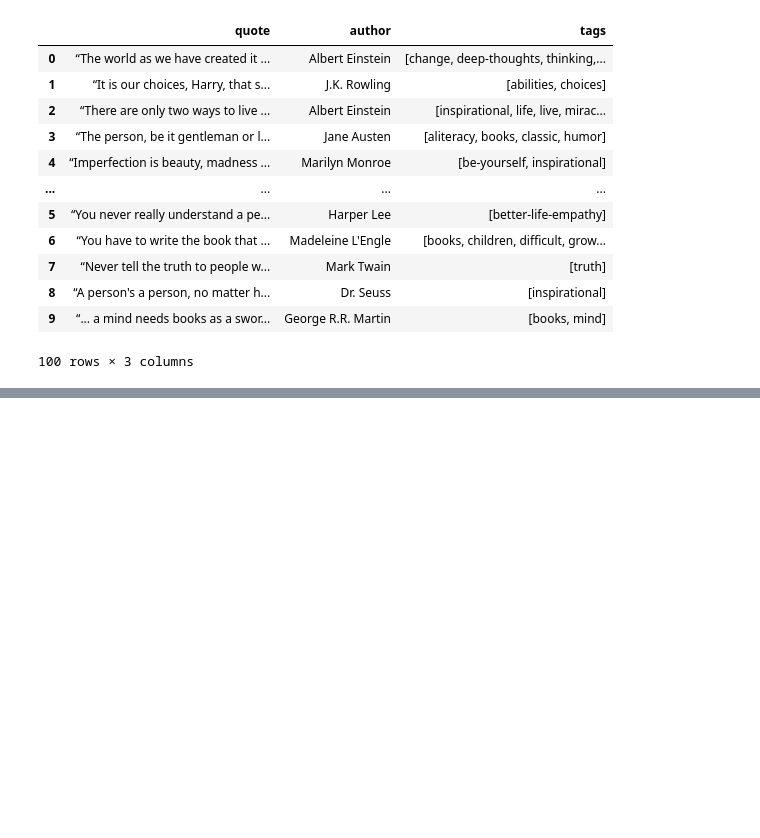
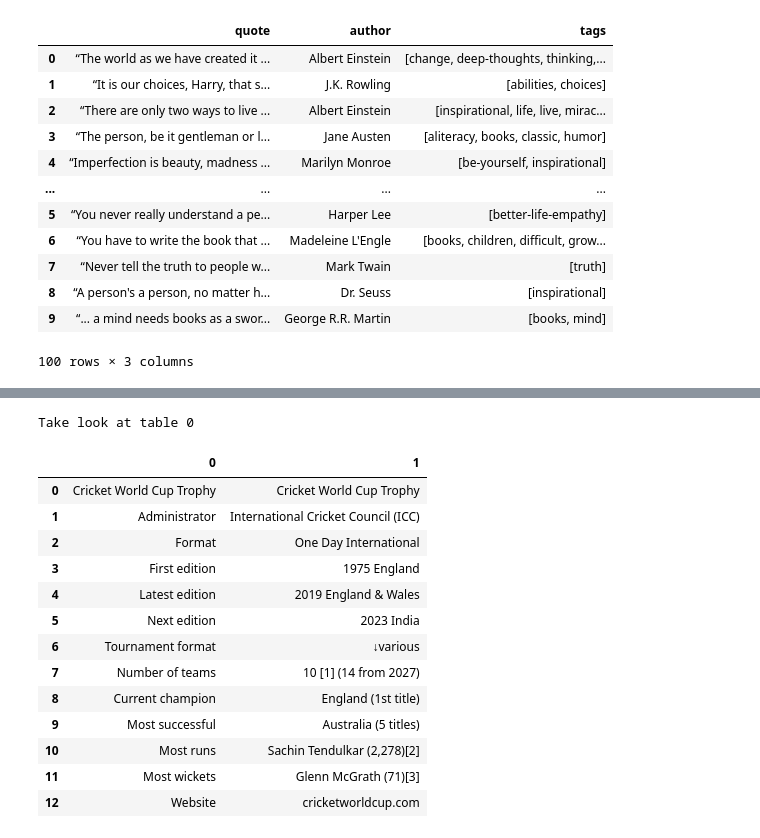
Before and after one commit to ow-gryphon/gryphon-web-scraping, a Jupyter notebook: template/notebooks/web_scraping/[template] HTML Scraping Using Beautiful Soup and Pandas.ipynb, the cells around one changed output, grey strips where cells are left out. Drawn from its saved outputs; the diff is of its cells as text; code cells hidden in the pictures; blank space fills up the shorter version.

```diff
--- a/template/notebooks/web_scraping/[rename] Simple scraping.ipynb
+++ b/template/notebooks/web_scraping/[template] HTML Scraping Using Beautiful Soup and Pandas.ipynb
@@ -246,0 +359,19 @@ df
+# %%
+print("Take look at table 0")
+tables[0]
+# %% [output]
+Take look at table 0
+|  | 0 | 1 |
+| 0 | Cricket World Cup Trophy | Cricket World Cup Trophy |
+| 1 | Administrator | International Cricket Council (ICC) |
+| 2 | Format | One Day International |
+| 3 | First edition | 1975 England |
+| 4 | Latest edition | 2019 England & Wales |
+| 5 | Next edition | 2023 India |
+| 6 | Tournament format | ↓various |
+| 7 | Number of teams | 10 [1] (14 from 2027) |
+| 8 | Current champion | England (1st title) |
+| 9 | Most successful | Australia (5 titles) |
+| 10 | Most runs | Sachin Tendulkar (2,278)[2] |
+| 11 | Most wickets | Glenn McGrath (71)[3] |
+| 12 | Website | cricketworldcup.com |
```
Also changed, not shown: parts of 40 cells of this notebook, 15 other files.
